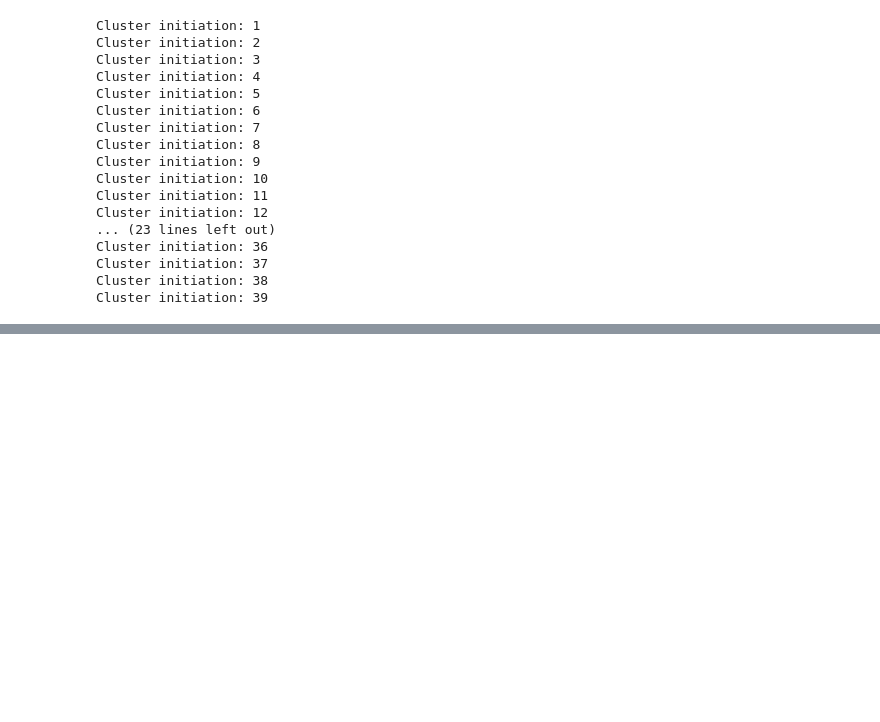
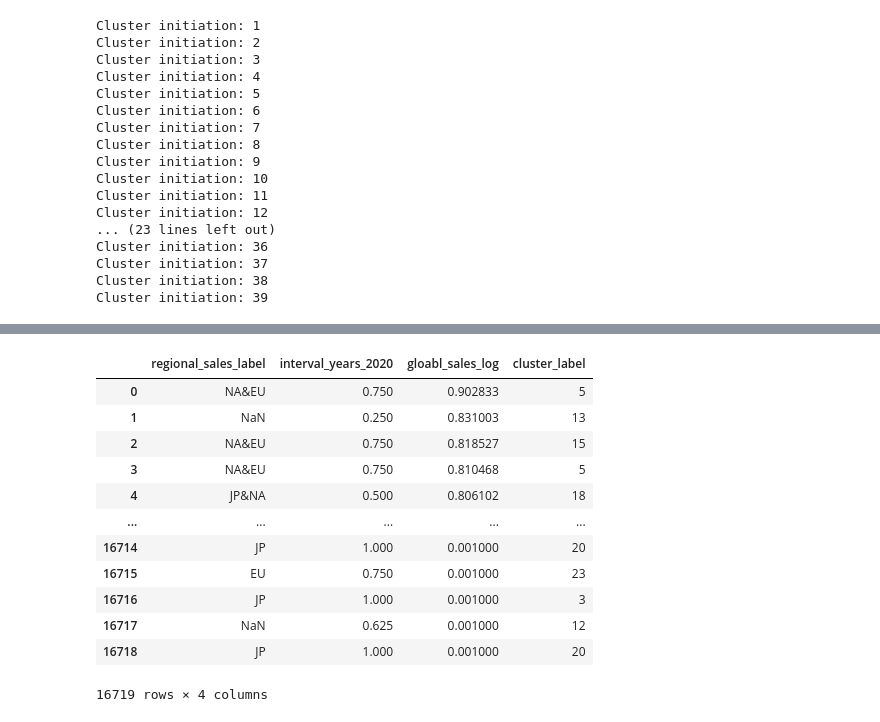
Before and after one commit to velwu/UIUC-MLTP-Final, a Jupyter notebook: Games_clustering_v3.ipynb, the cells around one changed output, grey strips where cells are left out. Saved outputs shown, nothing was run; the diff lists cells and outputs as text; code cells hidden in the pictures; blank space fills up the shorter version.

```diff
--- a/Games_clustering_v3.ipynb
+++ b/Games_clustering_v3.ipynb
@@ -529,0 +547,19 @@ games_train_label.groupby('cluster_label').agg(lambda x:x.value_counts().index[0
+# %%
+vg_clussters_nameless = pd.read_csv("vg_cluster_labels.csv")
+vg_clussters_nameless = vg_clussters_nameless.drop(["Unnamed: 0"], axis= 1)
+vg_clussters_thing = vg_clussters_nameless[["regional_sales_label", "interval_years_2020", "gloabl_sales_log", "cluster_label"]]
+vg_clussters_thing
+# %% [output]
+|  | regional_sales_label | interval_years_2020 | gloabl_sales_log | cluster_label |
+| 0 | NA&EU | 0.750 | 0.902833 | 5 |
+| 1 | NaN | 0.250 | 0.831003 | 13 |
+| 2 | NA&EU | 0.750 | 0.818527 | 15 |
+| 3 | NA&EU | 0.750 | 0.810468 | 5 |
+| 4 | JP&NA | 0.500 | 0.806102 | 18 |
+| ... | ... | ... | ... | ... |
+| 16714 | JP | 1.000 | 0.001000 | 20 |
+| 16715 | EU | 0.750 | 0.001000 | 23 |
+| 16716 | JP | 1.000 | 0.001000 | 3 |
+| 16717 | NaN | 0.625 | 0.001000 | 12 |
+| 16718 | JP | 1.000 | 0.001000 | 20 |
+16719 rows × 4 columns
```
Also changed, not shown: parts of 16 cells of this notebook, 1 other file.
